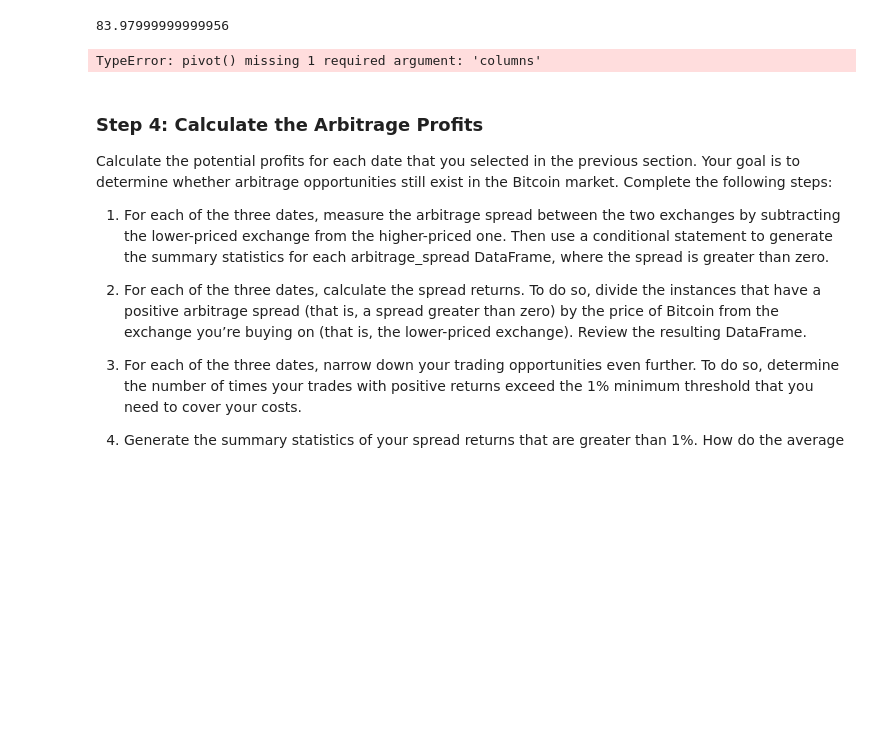
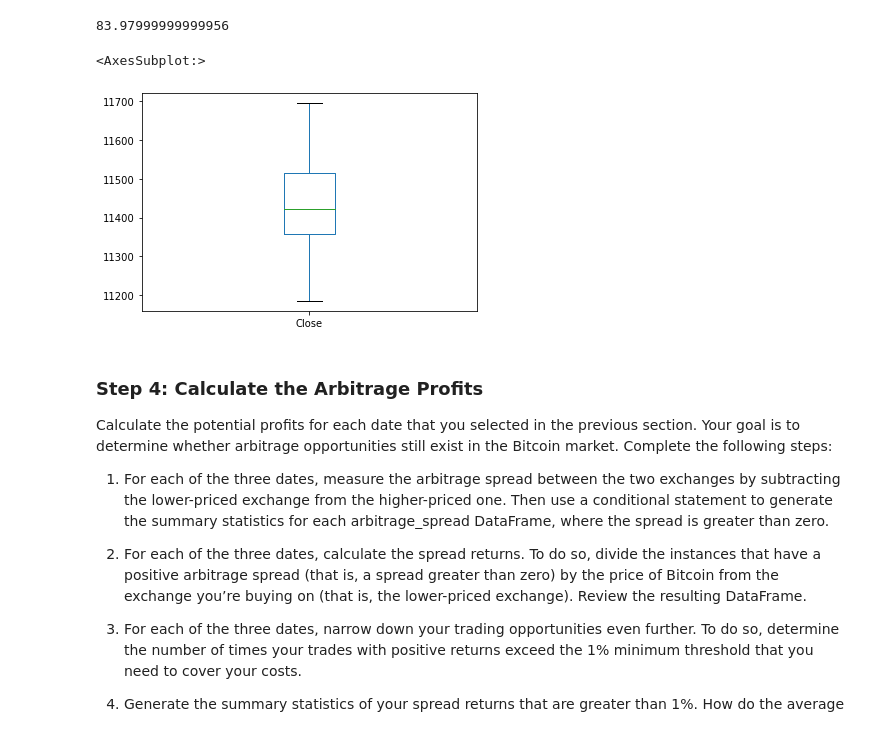
Before and after one commit to scottslusher/Crypto-Arbitrage, a Jupyter notebook: Starter_Code/Starter_Code/crypto_arbitrage.ipynb, the cells around one changed output. Saved outputs shown, nothing was run; the diff lists cells and outputs as text; code cells hidden in the pictures; blank space fills up the shorter version.

Commit message:
figured out the box plot but need to tweak inputs

```diff
--- a/Starter_Code/Starter_Code/crypto_arbitrage.ipynb
+++ b/Starter_Code/Starter_Code/crypto_arbitrage.ipynb
@@ -347,10 +347,11 @@ arbitrage_spread_early
 # %%
 # Visualize the arbitrage spread from early in the dataset in a box plot
 coinbase_boxplot = coinbase_sliced.loc['2018-01-28':'2018-01-28']
-coinbase_boxplot.pivot(index="Timestamp", columns='', values='Close')
-coinbase_boxplot.boxplot()
+
+coinbase_boxplot.plot.box()
 # %% [output]
-TypeError: pivot() missing 1 required argument: 'columns'
+<AxesSubplot:>
+[figure, added]
 # %%
 # Create an overlay plot that visualizes the two dataframes over a period of one day from the middle of the dataset.
 # Be sure that the plots include the parameters `legend`, `figsize`, `title`, `color` and `label`
```
